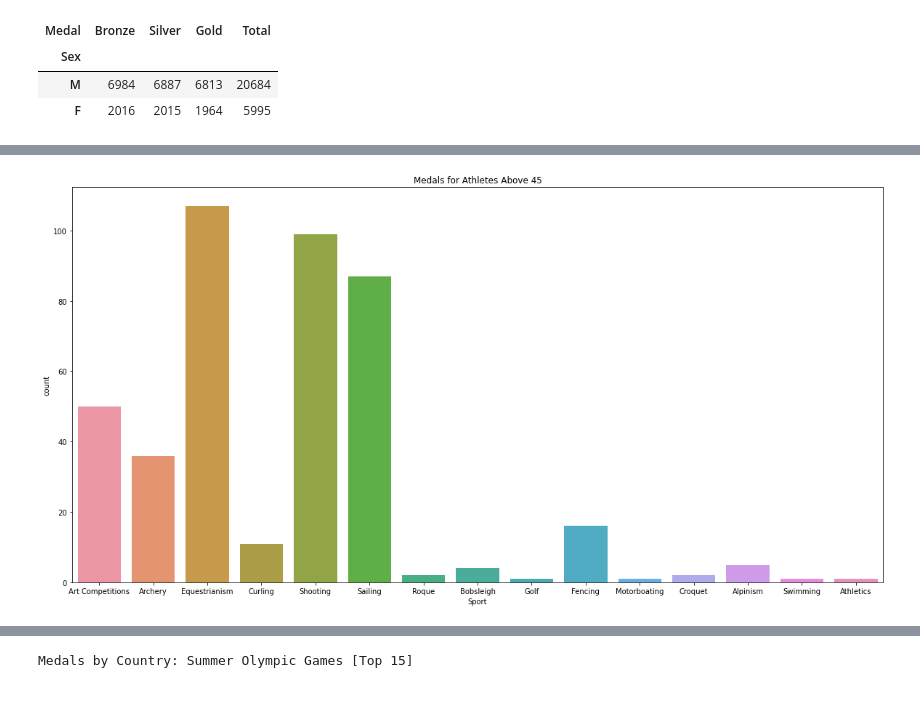
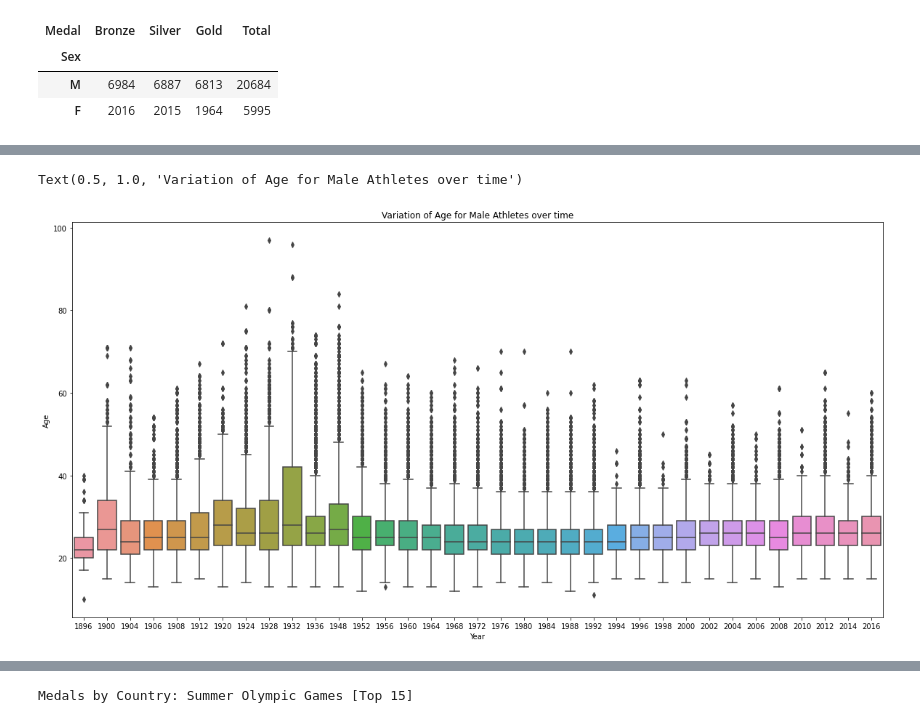
Before and after one commit to Nourankh20/Data-Visualization, a Jupyter notebook: Visualization.ipynb, the cells around one changed output, grey strips where cells are left out. Saved outputs shown, nothing was run; the diff lists cells and outputs as text; code cells hidden in the pictures.

```diff
--- a/Visualization.ipynb
+++ b/Visualization.ipynb
@@ -481,10 +486,8 @@ plt.show()
-# %%
-
-masterDisciplines = tmp_medal['Sport'][tmp_medal['Age'] > 45]
-plt.figure(figsize=(20, 10))
-plt.tight_layout()
-sns.countplot(masterDisciplines)
-plt.title('Medals for Athletes Above 45')
-plt.show()
-# %% [output]
-[figure, removed]
+# %%
+#Variation of Age for Male Athletes over time
+plt.figure(figsize=(20, 10))
+sns.boxplot('Year', 'Age', data=Males)
+plt.title('Variation of Age for Males over time')
+# %% [output]
+Text(0.5, 1.0, 'Variation of Age for Male Athletes over time')
+[figure, added]
```
Also changed, not shown: parts of 21 cells of this notebook.
